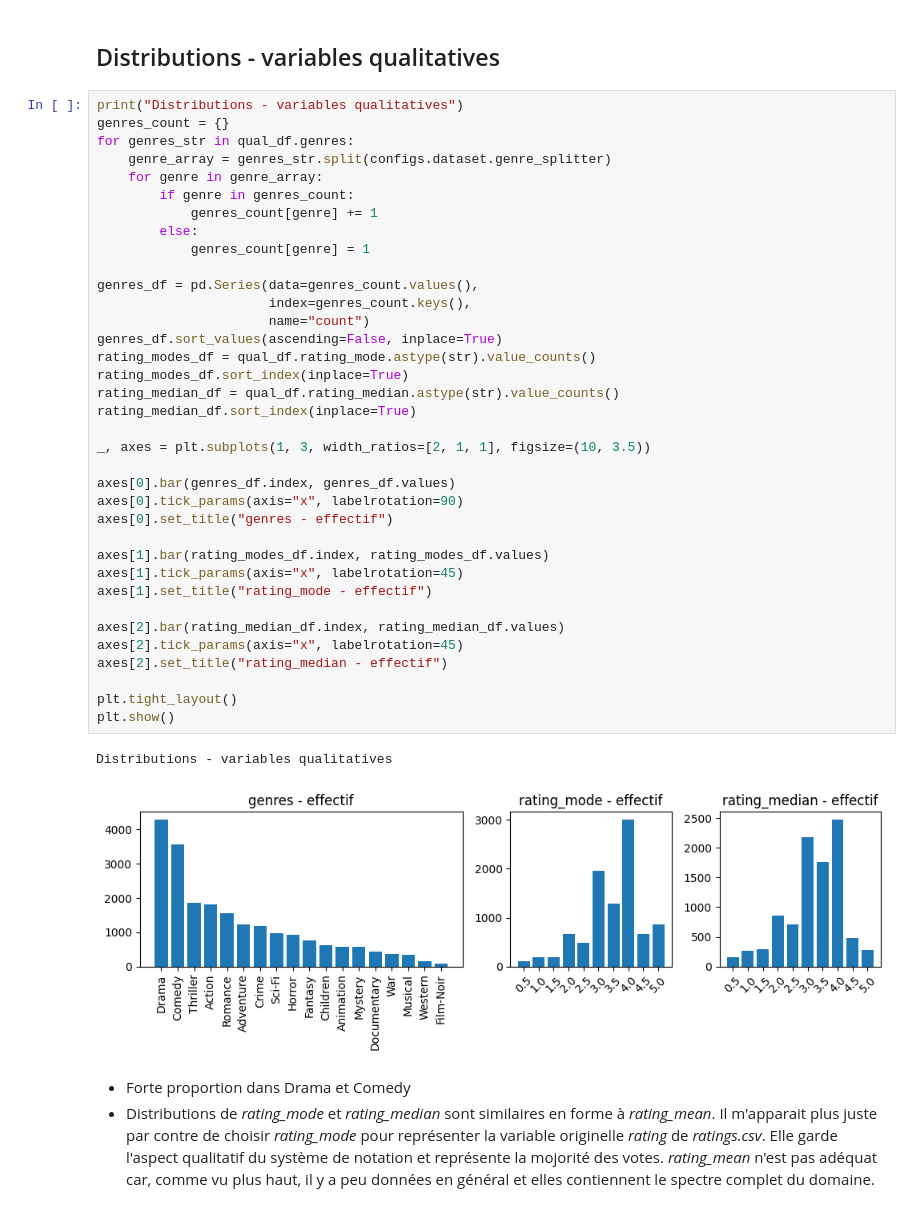
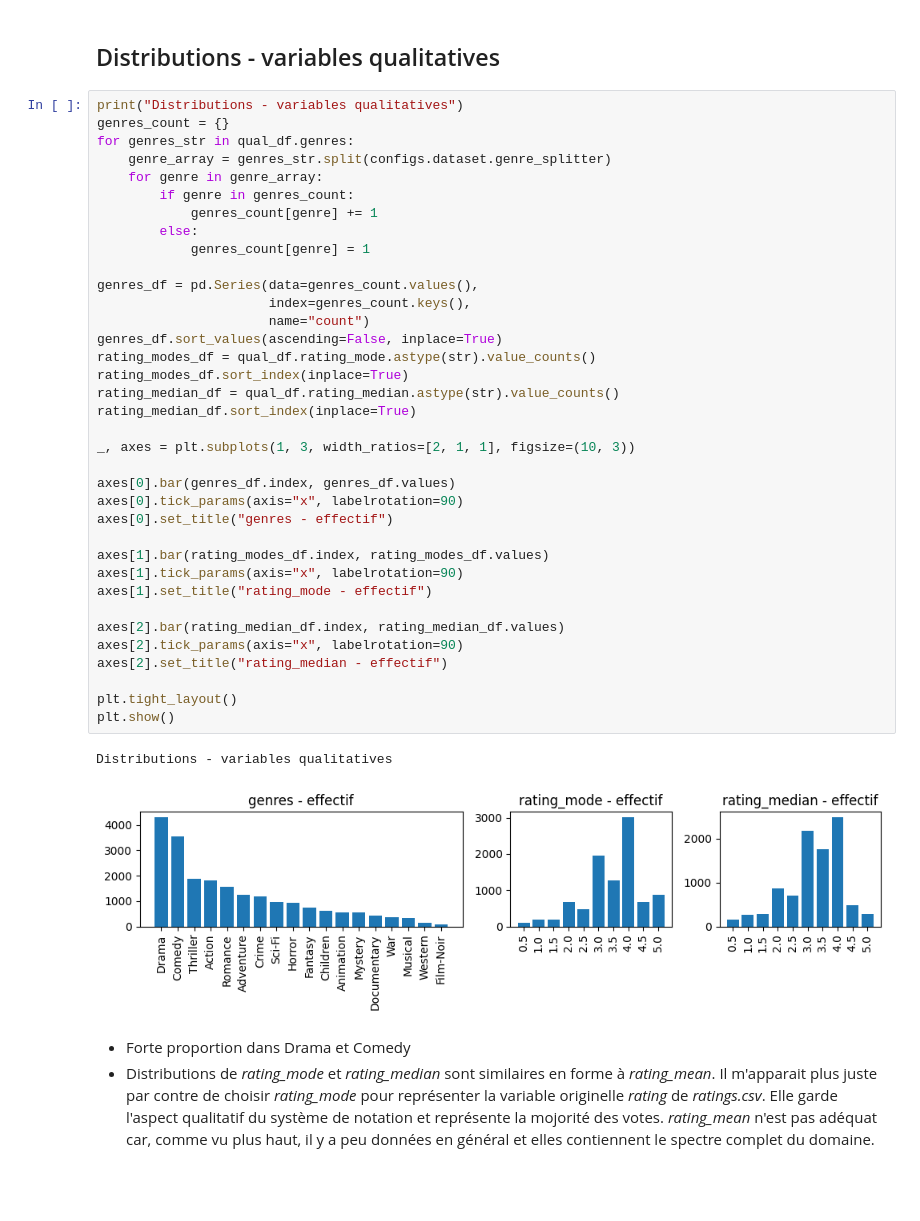
Before and after one commit to jfgagnon00/MovieLens, a Jupyter notebook: Exploration.ipynb, the cells around one changed output. Saved outputs shown, nothing was run; the diff lists cells and outputs as text; blank space fills up the shorter version.

```diff
--- a/Exploration.ipynb
+++ b/Exploration.ipynb
@@ -166,37 +171,37 @@ for genres_str in qual_df.genres:
     for genre in genre_array:
         if genre in genres_count:
             genres_count[genre] += 1
         else:
             genres_count[genre] = 1
 
 genres_df = pd.Series(data=genres_count.values(),
                       index=genres_count.keys(),
                       name="count")
 genres_df.sort_values(ascending=False, inplace=True)
 rating_modes_df = qual_df.rating_mode.astype(str).value_counts()
 rating_modes_df.sort_index(inplace=True)
 rating_median_df = qual_df.rating_median.astype(str).value_counts()
 rating_median_df.sort_index(inplace=True)
 
-_, axes = plt.subplots(1, 3, width_ratios=[2, 1, 1], figsize=(10, 3.5))
+_, axes = plt.subplots(1, 3, width_ratios=[2, 1, 1], figsize=(10, 3))
 
 axes[0].bar(genres_df.index, genres_df.values)
 axes[0].tick_params(axis="x", labelrotation=90)
 axes[0].set_title("genres - effectif")
 
 axes[1].bar(rating_modes_df.index, rating_modes_df.values)
-axes[1].tick_params(axis="x", labelrotation=45)
+axes[1].tick_params(axis="x", labelrotation=90)
 axes[1].set_title("rating_mode - effectif")
 
 axes[2].bar(rating_median_df.index, rating_median_df.values)
-axes[2].tick_params(axis="x", labelrotation=45)
+axes[2].tick_params(axis="x", labelrotation=90)
 axes[2].set_title("rating_median - effectif")
 
 plt.tight_layout()
 plt.show()
 # %% [output]
 Distributions - variables qualitatives
-[figure, old version]
+[figure, new version]
 # %% [markdown]
 <font class="answer">
 
```
Also changed, not shown: parts of 32 cells of this notebook, 4 other files.
